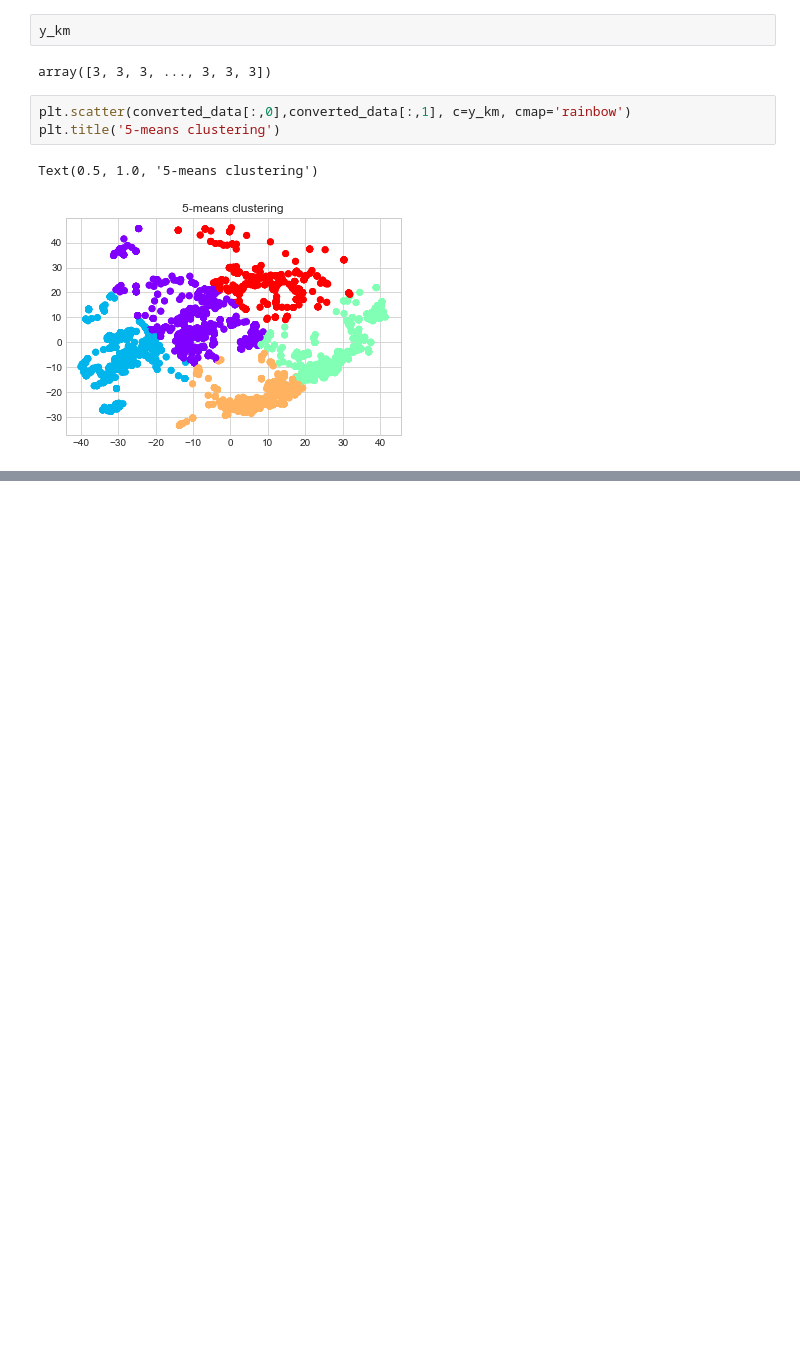
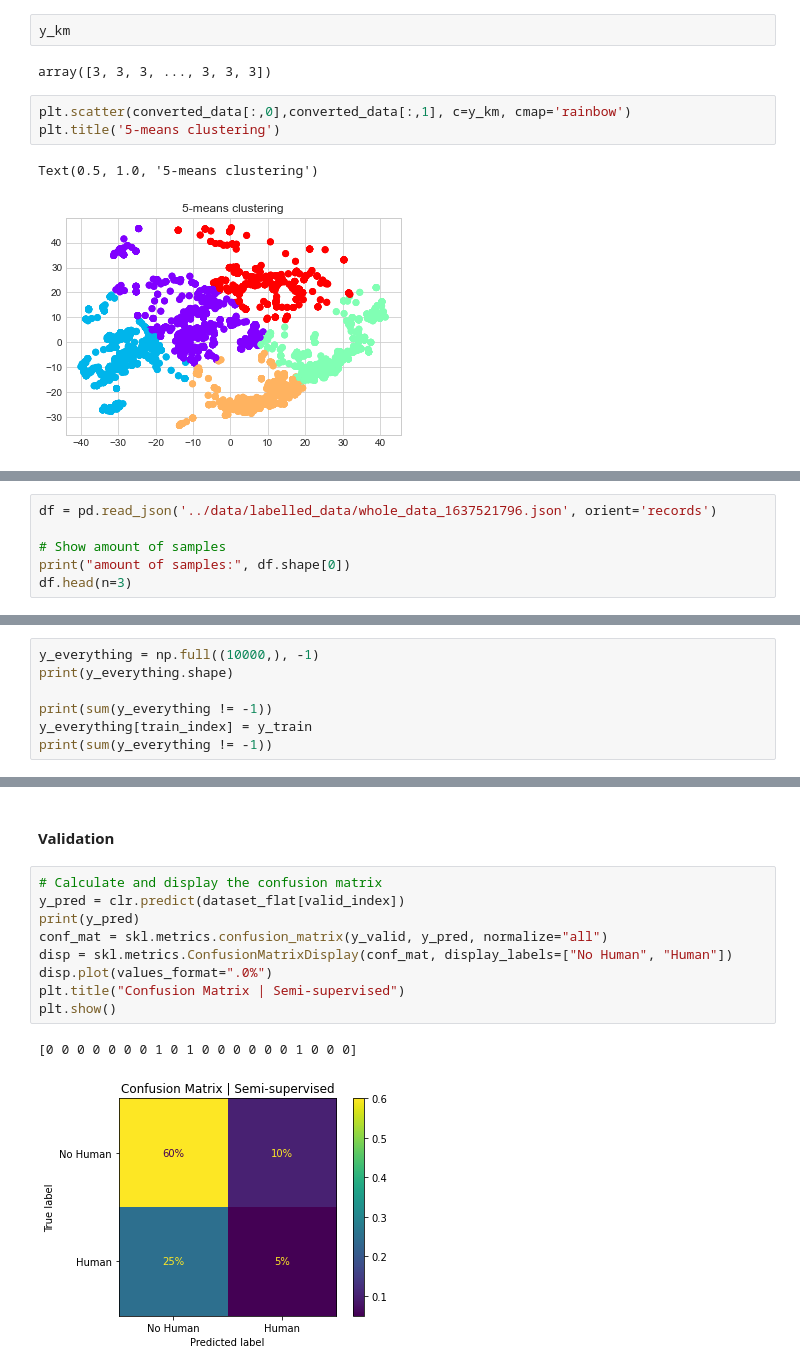
Before and after one commit to Avic3nna/EdgeML_thermalcamera, a Jupyter notebook: data_processing/unsupervised_exploration.ipynb, the cells around one changed output, grey strips where cells are left out. Saved outputs shown, nothing was run; the diff lists cells and outputs as text; blank space fills up the shorter version.

Commit message:
Implemented semi-supervised classification

```diff
--- a/data_processing/unsupervised_exploration.ipynb
+++ b/data_processing/unsupervised_exploration.ipynb
@@ -367,0 +378,6 @@ Text(0.5, 1.0, '5-means clustering')
+# %%
+df = pd.read_json('../data/labelled_data/whole_data_1637521796.json', orient='records')
+
+# Show amount of samples
+print("amount of samples:", df.shape[0])
+df.head(n=3)
@@ -367,0 +473,7 @@ Text(0.5, 1.0, '5-means clustering')
+# %%
+y_everything = np.full((10000,), -1)
+print(y_everything.shape)
+
+print(sum(y_everything != -1))
+y_everything[train_index] = y_train
+print(sum(y_everything != -1))
@@ -367,0 +527,14 @@ Text(0.5, 1.0, '5-means clustering')
+# %% [markdown]
+#### Validation
+# %%
+# Calculate and display the confusion matrix
+y_pred = clr.predict(dataset_flat[valid_index])
+print(y_pred)
+conf_mat = skl.metrics.confusion_matrix(y_valid, y_pred, normalize="all")
+disp = skl.metrics.ConfusionMatrixDisplay(conf_mat, display_labels=["No Human", "Human"])
+disp.plot(values_format=".0%")
+plt.title("Confusion Matrix | Semi-supervised")
+plt.show()
+# %% [output]
+[0 0 0 0 0 0 0 1 0 1 0 0 0 0 0 0 1 0 0 0]
+[figure, added]
```
Also changed, not shown: parts of 19 cells of this notebook, 1 other file.
